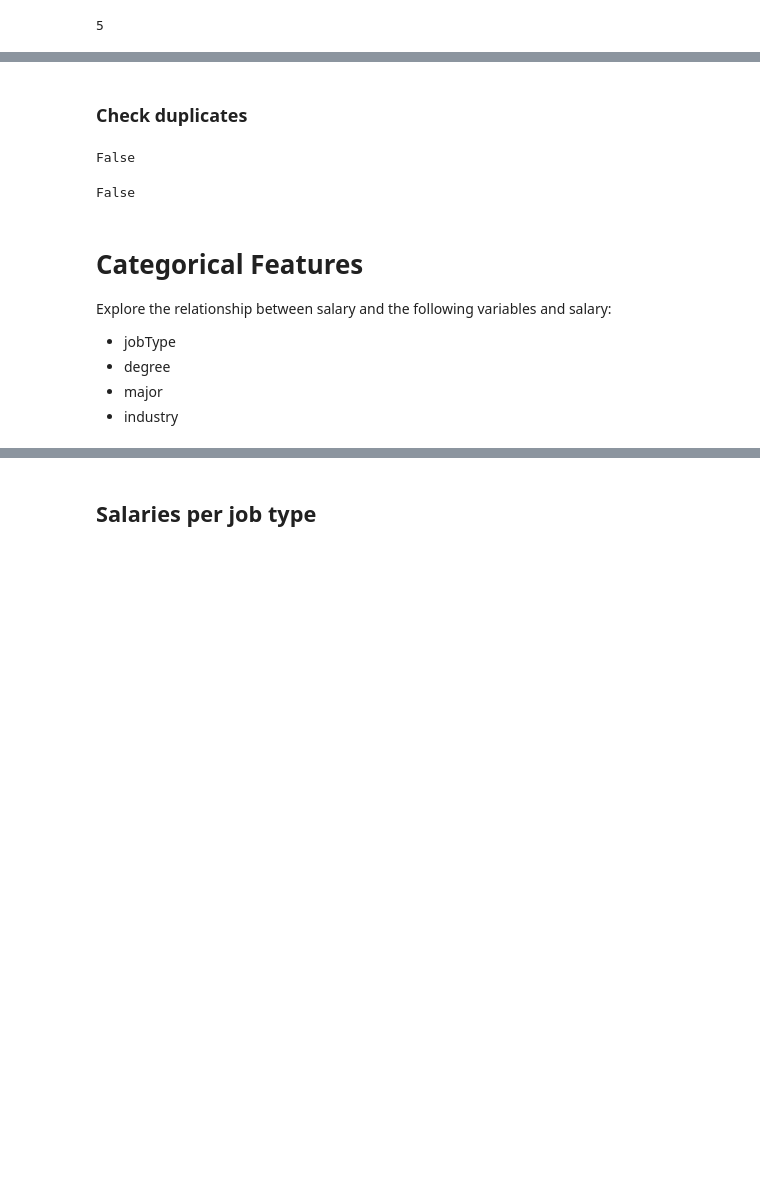
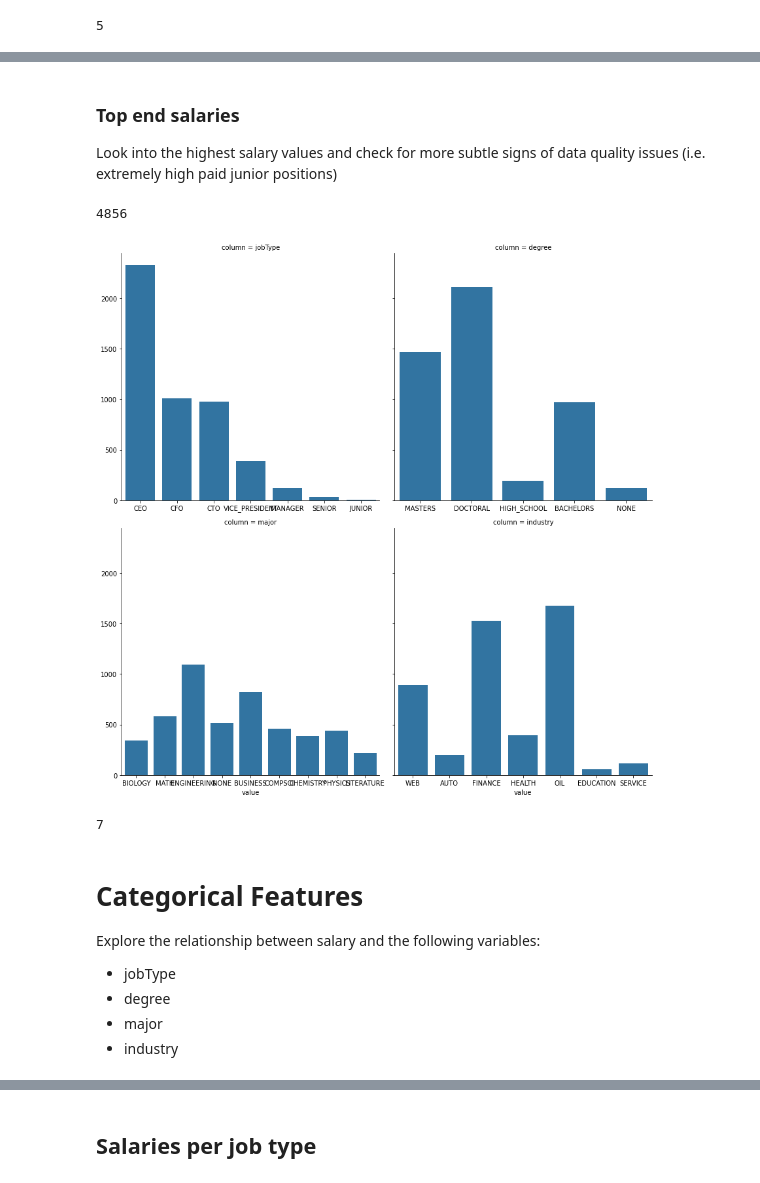
Before and after one commit to scottwiles/salary_prediction, a Jupyter notebook: notebooks/salary_prediction_eda.ipynb, the cells around one changed output, grey strips where cells are left out. Drawn from its saved outputs; the diff is of its cells as text; code cells hidden in the pictures; blank space fills up the shorter version.

Commit message:
Explore salary outliers more

```diff
--- a/notebooks/salary_prediction_eda.ipynb
+++ b/notebooks/salary_prediction_eda.ipynb
@@ -163,17 +179,30 @@ salary_stats = PlotStats(salaries_all, 'salary')
-# %% [markdown]
-### Check duplicates
-# %%
-any(salaries_all.jobId.duplicated())
-# %% [output]
-False
-# %%
-any(salaries_all.duplicated())
-# %% [output]
-False
+# %% [markdown]
+### Top end salaries
+
+Look into the highest salary values and check for more subtle signs of data quality issues (i.e. extremely high paid junior positions)
+# %%
+# Top 0.5% Of the data
+percentile_99 = train_salaries.salary.quantile(0.995)
+sum(train_salaries.salary > percentile_99)
+# %% [output]
+4856
+# %%
+top_salaries = salaries_all.loc[salaries_all.salary > percentile_99]
+top_salaries_melted = pd.melt(top_salaries[['jobType', 'degree', 'major', 'industry']], value_vars = ['jobType', 'degree', 'major', 'industry'], var_name = 'column')
+
+grid = sns.FacetGrid(top_salaries_melted, col = 'column', col_wrap=2, sharex = False, height=6)
+grid.map(sns.countplot, 'value')
+plt.show()
+# %% [output]
+[figure, added]
+# %%
+sum(top_salaries.jobType == 'JUNIOR')
+# %% [output]
+7
 # %% [markdown]
 # Categorical Features
 
-Explore the relationship between salary and the following variables and salary:
+Explore the relationship between salary and the following variables:
 - jobType
 - degree
 - major
```
Also changed, not shown: parts of 29 cells of this notebook.
